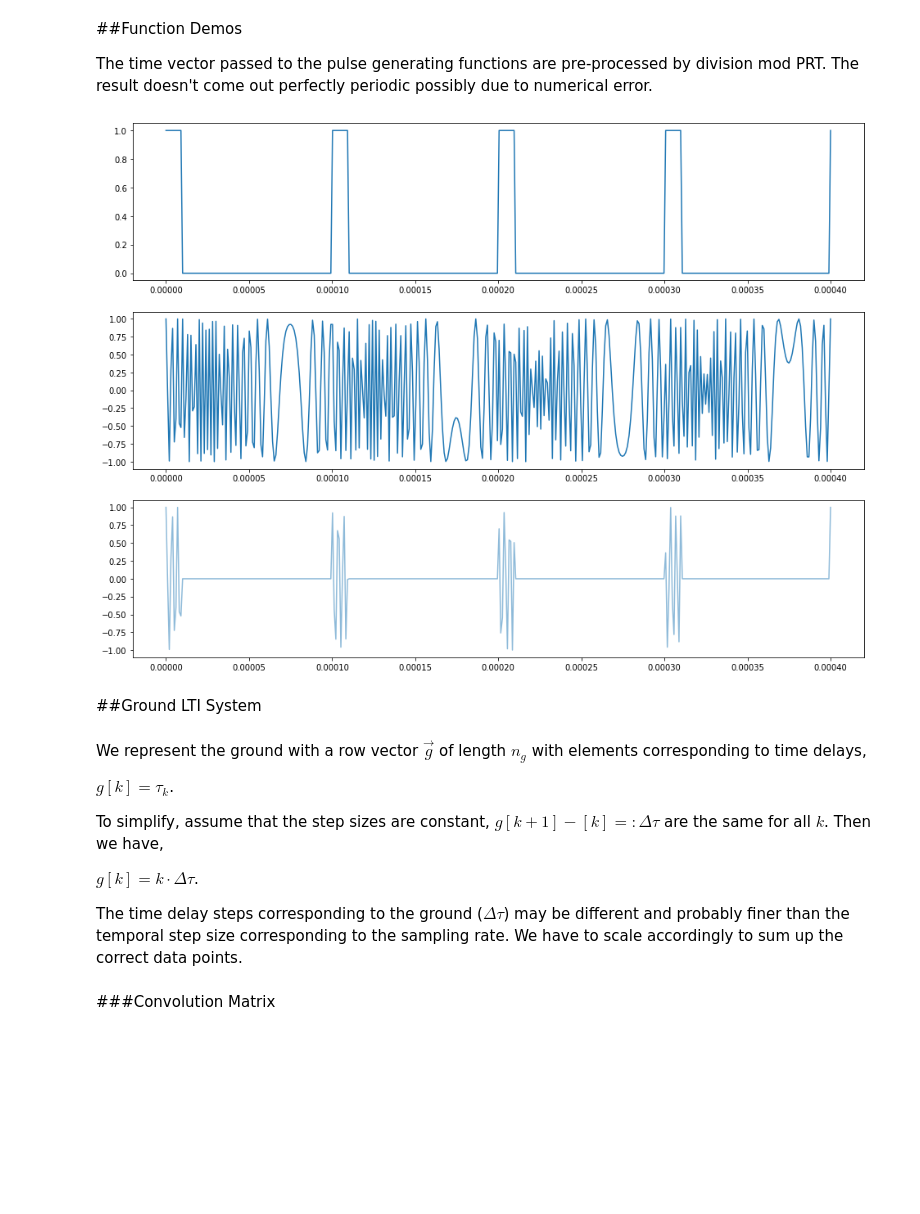
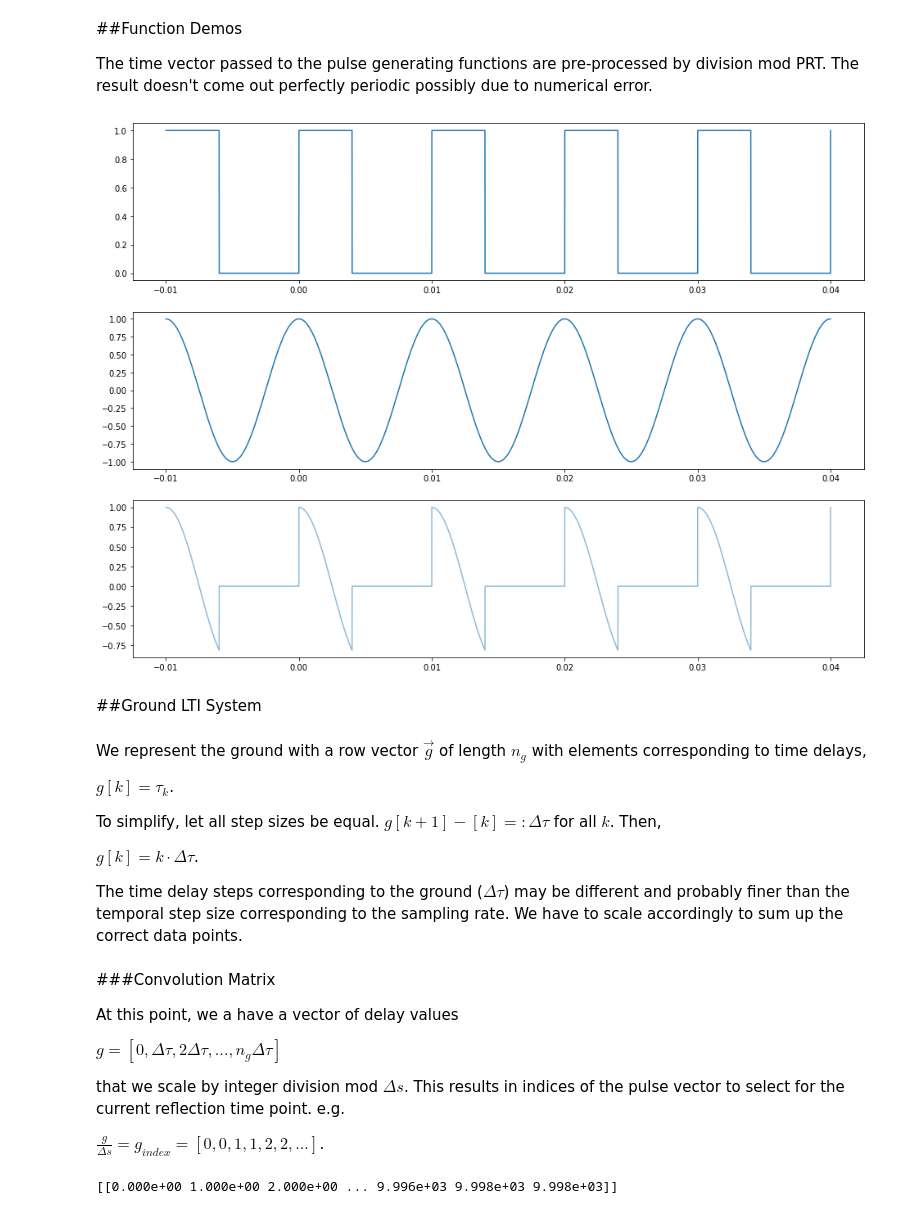
Before and after one commit to psukphranee/Python, a Jupyter notebook: SAR_Scratch_4.ipynb, the cells around one changed output. Drawn from its saved outputs; the diff is of its cells as text; code cells hidden in the pictures; blank space fills up the shorter version.

```diff
--- a/SAR_Scratch_4.ipynb
+++ b/SAR_Scratch_4.ipynb
@@ -171,8 +171,8 @@ The time vector passed to the pulse generating functions are pre-processed by di
 # %%
 #define parameters
 f_s = 1e6; #sampling rate; data points per second
-PRF = 10e3; #10kHz
-D = .1 #duty time
+PRF = 10e1; #10kHz
+D = .4 #duty time
 
 PRT = np.reciprocal(PRF)
 f_m = f_s/2
@@ -180,24 +180,24 @@ tau = D*PRT
 
 #
 A = 1 #pulse height
-k = 1e10 #chirp rate
-f_c = 100e6 #carrier freq
+k = 10 #chirp rate
+f_c = 10e1 #carrier freq
 # %%
 t_end = PRT*4 #multiple of pulse repittion period
-t = np.linspace(0, t_end, int(f_s*t_end)).reshape(1,-1)
+t = np.linspace(-1*PRT, t_end, int(f_s*t_end)).reshape(1,-1)
 t_mod = np.mod(t, PRT)
 
 pulse_envelope = generate_pulse_envelope(time_array=t_mod, pulse_width=tau, pulse_height=1)
 pulse_wave = generate_pulse_wave(time_array=t_mod, chirp_rate=k, carrier_frequency=f_c)
 pulse = generate_LFM_Pulse(time_array=t_mod, pulse_width=tau, pulse_height=1, chirp_rate=k, carrier_frequency=f_c)
 
 fig, ax = plt.subplots(3,1, figsize=(16, 12))
 ax[0].plot(t[0,:], pulse_envelope[0,:])
 ax[1].plot(t[0,:], pulse_wave[0,:])
 ax[2].plot(t[0,:], pulse[0,:], alpha=0.5)
 plt.show()
 # %% [output]
-[figure, old version]
+[figure, new version]
 # %% [markdown]
 ##Ground LTI System
 # %% [markdown]
@@ -205,7 +205,7 @@ We represent the ground with a row vector $\vec{g}$ of length $n_g$ with element
 
 $g[k] = \tau_k$.
 
-To simplify, assume that the step sizes are constant, $g[k+1] - [k] =: \Delta \tau$ are the same for all $k$. Then we have,
+To simplify, let all step sizes be equal. $g[k+1] - [k] =: \Delta \tau$ for all $k$. Then,
 
 $g[k] = k \cdot \Delta \tau$.
 
@@ -221,4 +221,17 @@ n_g = 100
 g = np.linspace(0, n_g-1, n_g).reshape(1,-1)
 g = g*d_tau
-# %% [markdown]
-###Convolution Matrix
+# %% [markdown]
+###Convolution Matrix
+
+At this point, we a have a vector of delay values
+
+$g = [0, \Delta τ, 2 \Delta τ, ..., n_g \Delta τ]$
+
+that we scale by integer division mod $\Delta s$. This results in indices of the pulse vector to select for the current reflection time point. e.g.
+
+$\frac{g}{\Delta s} = g_{index} = [0, 0,1 ,1 ,2 ,2 , ...]$.
+# %%
+g_index = g//ds
+print(g_index)
+# %% [output]
+[[0.000e+00 1.000e+00 2.000e+00 ... 9.996e+03 9.998e+03 9.998e+03]]
```
Also changed, not shown: parts of 7 cells of this notebook.
